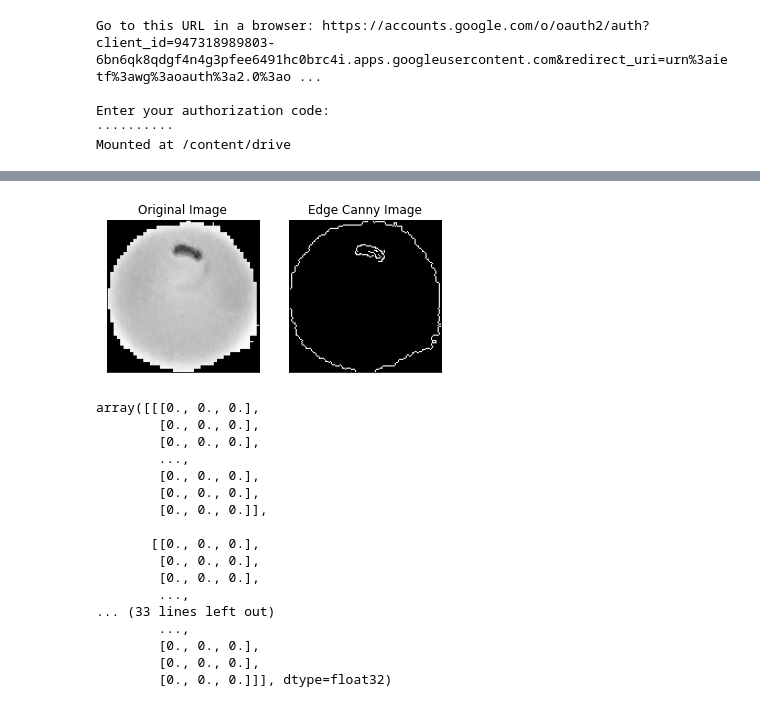
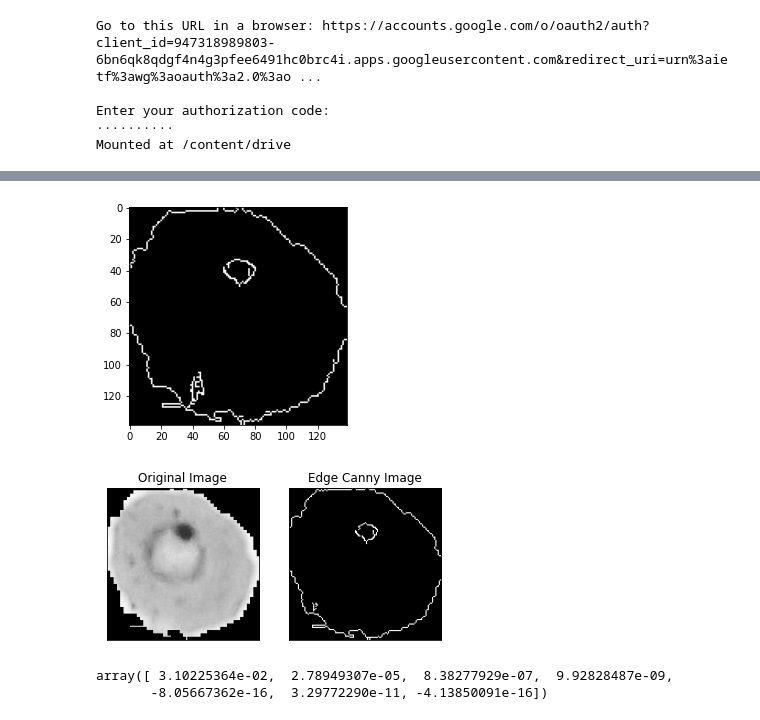
Before and after one commit to HuzainAzis/canny-humoment-knn, a Jupyter notebook: 5.PraFix.ipynb, the cells around one changed output, grey strips where cells are left out. Drawn from its saved outputs; the diff is of its cells as text; code cells hidden in the pictures.

```diff
--- a/5.PraFix.ipynb
+++ b/5.PraFix.ipynb
@@ -93,34 +10,34 @@ plt.show()
+# %%
+import cv2
+import matplotlib.pyplot as plt
+from skimage import io
+from skimage import feature
+
+im = cv2.imread('/content/drive/My Drive/dataset/cell1.jpg')
+edges = cv2.Canny(im,25,255,L2gradient=False)
+plt.imshow(edges,cmap='gray')
+plt.show()
+# %% [output]
+[figure, added]
 # %%
-a = data[0];
+import cv2
+import numpy as np
+from matplotlib import pyplot as plt
 
-img = cv2.imread('/content/drive/My Drive/dataset/DATA5050/cell_images/Terinfeksi/C33P1thinF_IMG_20150619_114756a_cell_181.png',0)
+img = cv2.imread('/content/drive/My Drive/dataset/cell1.jpg',0)
 edges = cv2.Canny(img,100,200)
 
 plt.subplot(121),plt.imshow(img,cmap = 'gray')
 plt.title('Original Image'), plt.xticks([]), plt.yticks([])
 plt.subplot(122),plt.imshow(edges,cmap = 'gray')
 plt.title('Edge Canny Image'), plt.xticks([]), plt.yticks([])
 
 plt.show()
-a
 # %% [output]
-[figure, old version]
+[figure, new version]
-array([[[0., 0., 0.],
-        [0., 0., 0.],
-        [0., 0., 0.],
-        ...,
-        [0., 0., 0.],
-        [0., 0., 0.],
-        [0., 0., 0.]],
-
-       [[0., 0., 0.],
-        [0., 0., 0.],
-        [0., 0., 0.],
-        ...,
-... (33 lines left out)
-        ...,
-        [0., 0., 0.],
-        [0., 0., 0.],
-        [0., 0., 0.]]], dtype=float32)
 # %%
-cv2.HuMoments(cv2.moments(edges)).flatten()
+a = cv2.HuMoments(cv2.moments(edges)).flatten()
+a
+# %% [output]
+array([ 3.10225364e-02,  2.78949307e-05,  8.38277929e-07,  9.92828487e-09,
+       -8.05667362e-16,  3.29772290e-11, -4.13850091e-16])
```
Also changed, not shown: parts of 8 cells of this notebook.
